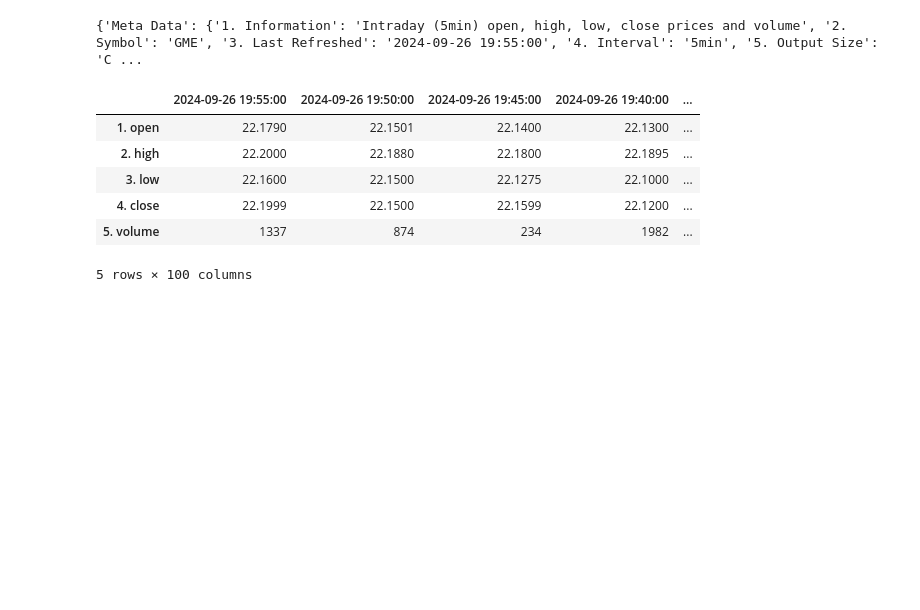
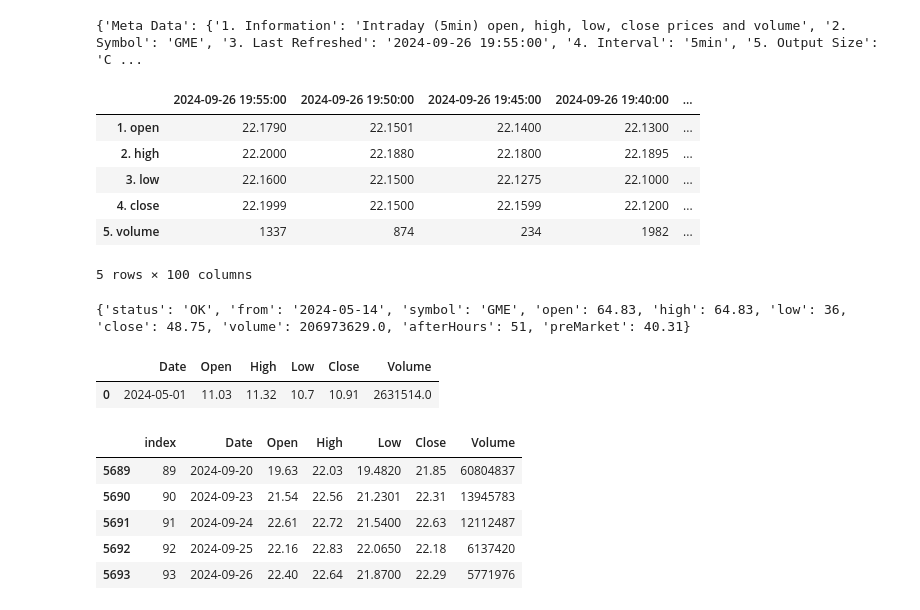
Before and after one commit to Rain0rShine/Artificial-Intelligence, a Jupyter notebook: Semester 1/Stocks/Stocks.ipynb, the cells around one changed output. Cells and saved outputs as stored; diff of their text form; code cells hidden in the pictures; blank space fills up the shorter version.

```diff
--- a/Semester 1/Stocks/Stocks.ipynb
+++ b/Semester 1/Stocks/Stocks.ipynb
@@ -187,3 +188,11 @@ def gather_data(start, end):
     }
 # %%
 gme[].append
+# %%
+url = 'https://api.polygon.io/v1/open-close/GME/2024-05-14?adjusted=false&apiKey=EDzuZvt2GykLpYHVmg6TyHhgzY4Ed2Sy'
+r = requests.get(url)
+data = r.json()
+
+print(data)
+# %% [output]
+{'status': 'OK', 'from': '2024-05-14', 'symbol': 'GME', 'open': 64.83, 'high': 64.83, 'low': 36, 'close': 48.75, 'volume': 206973629.0, 'afterHours': 51, 'preMarket': 40.31}
@@ -189,0 +243,5 @@ gme[].append
+# %%
+gather_data('2024-05-14', '2024-09-26')
+# %% [output]
+|  | Date | Open | High | Low | Close | Volume |
+| 0 | 2024-05-01 | 11.03 | 11.32 | 10.7 | 10.91 | 2631514.0 |
@@ -189,0 +254,9 @@ gme[].append
+# %%
+result.tail()
+# %% [output]
+|  | index | Date | Open | High | Low | Close | Volume |
+| 5689 | 89 | 2024-09-20 | 19.63 | 22.03 | 19.4820 | 21.85 | 60804837 |
+| 5690 | 90 | 2024-09-23 | 21.54 | 22.56 | 21.2301 | 22.31 | 13945783 |
+| 5691 | 91 | 2024-09-24 | 22.61 | 22.72 | 21.5400 | 22.63 | 12112487 |
+| 5692 | 92 | 2024-09-25 | 22.16 | 22.83 | 22.0650 | 22.18 | 6137420 |
+| 5693 | 93 | 2024-09-26 | 22.40 | 22.64 | 21.8700 | 22.29 | 5771976 |
```
Also changed, not shown: parts of 7 cells of this notebook, 2 other files.
